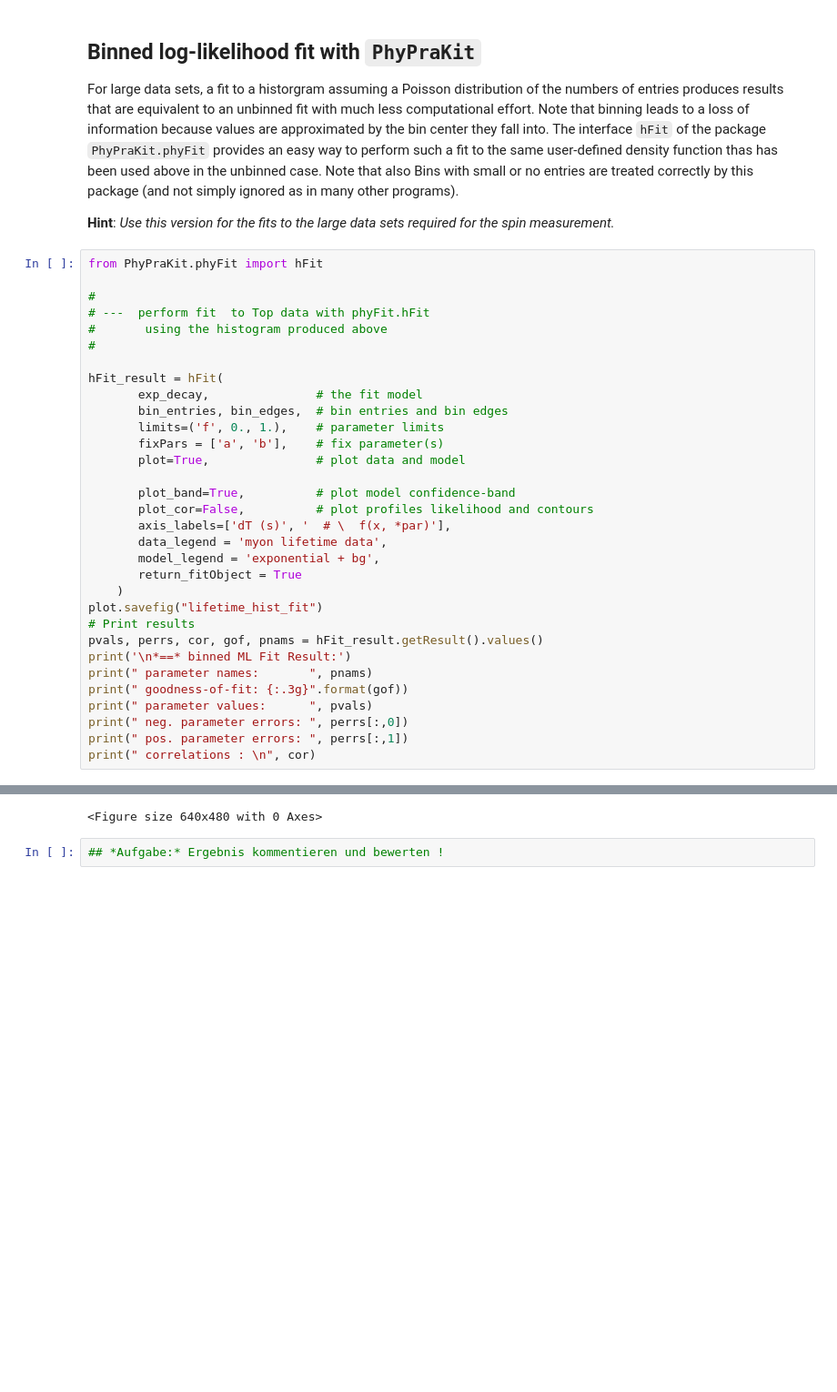
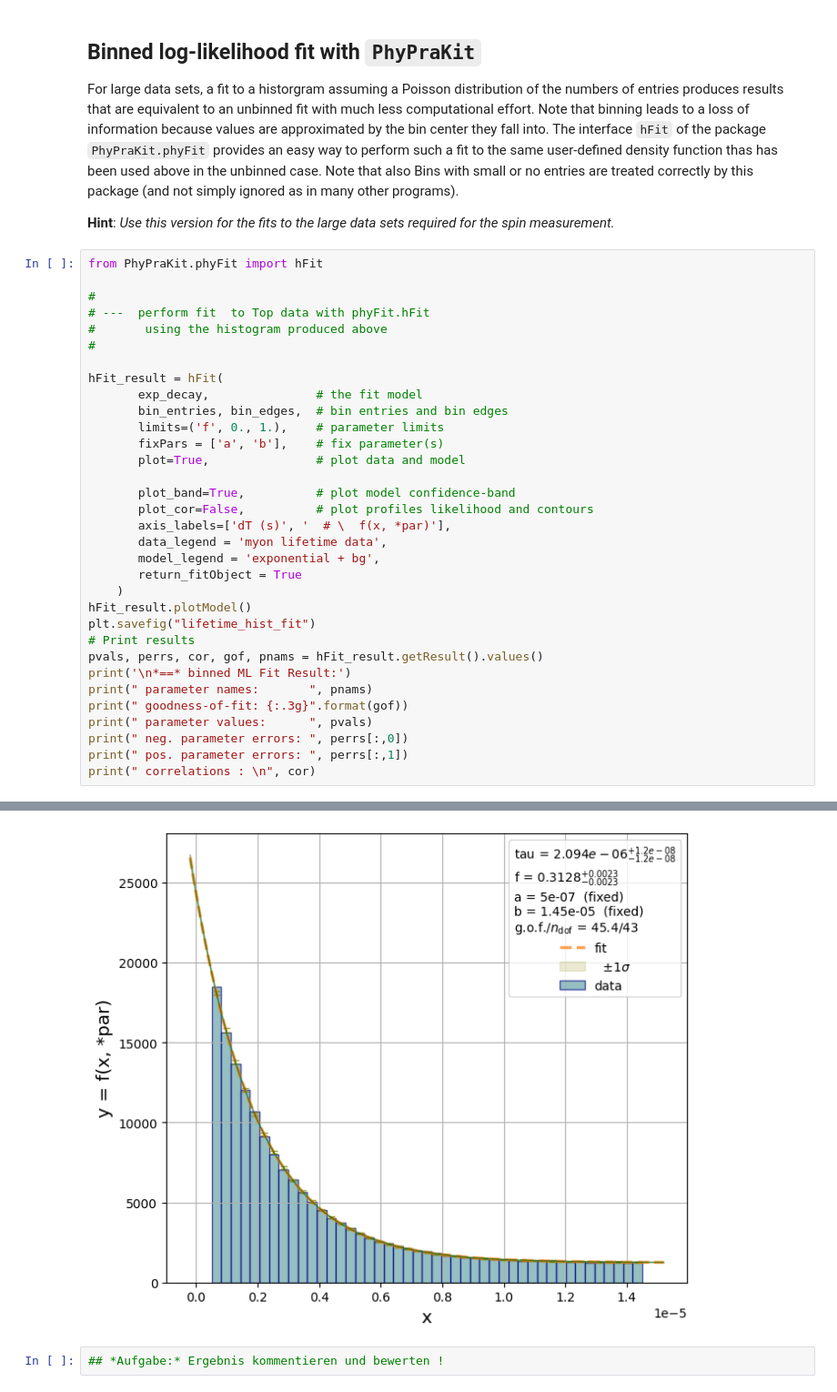
Before and after one commit to caesar2003/P4_Properties_of_Cosmic_Muons, a Jupyter notebook: data/analysis/lifetime.ipynb, the cells around one changed output, grey strips where cells are left out. Shown: that part at 91% size. Cells and saved outputs as stored; diff of their text form; blank space fills up the shorter version.

```diff
--- a/data/analysis/lifetime.ipynb
+++ b/data/analysis/lifetime.ipynb
@@ -397,35 +397,36 @@ hFit_result = hFit(
        fixPars = ['a', 'b'],    # fix parameter(s)
        plot=True,               # plot data and model
 
        plot_band=True,          # plot model confidence-band
        plot_cor=False,          # plot profiles likelihood and contours
        axis_labels=['dT (s)', '  # \  f(x, *par)'],
        data_legend = 'myon lifetime data',
        model_legend = 'exponential + bg',
        return_fitObject = True
     )
-plot.savefig("lifetime_hist_fit")
+hFit_result.plotModel()
+plt.savefig("lifetime_hist_fit")
 # Print results
 pvals, perrs, cor, gof, pnams = hFit_result.getResult().values()
 print('\n*==* binned ML Fit Result:')
 print(" parameter names:       ", pnams)
 print(" goodness-of-fit: {:.3g}".format(gof))
 print(" parameter values:      ", pvals)
 print(" neg. parameter errors: ", perrs[:,0])
 print(" pos. parameter errors: ", perrs[:,1])
 print(" correlations : \n", cor)
 # %% [output]
 [figure]
 *==* binned ML Fit Result:
  parameter names:        ['tau' 'f' 'a' 'b']
  goodness-of-fit: 45.4
  parameter values:       [2.09435494e-06 3.12838250e-01 5.00000000e-07 1.45000000e-05]
  neg. parameter errors:  [-1.17106701e-08 -2.30655516e-03]
  pos. parameter errors:  [1.17830707e-08 2.30716669e-03]
  correlations :
  [[ 1.         -0.66082671]
  [-0.66082671  1.        ]]
-<Figure size 640x480 with 0 Axes>
+[figure, added]
 # %%
 ## *Aufgabe:* Ergebnis kommentieren und bewerten !
 # %% [markdown]
```
Also changed, not shown: parts of 2 cells of this notebook.
